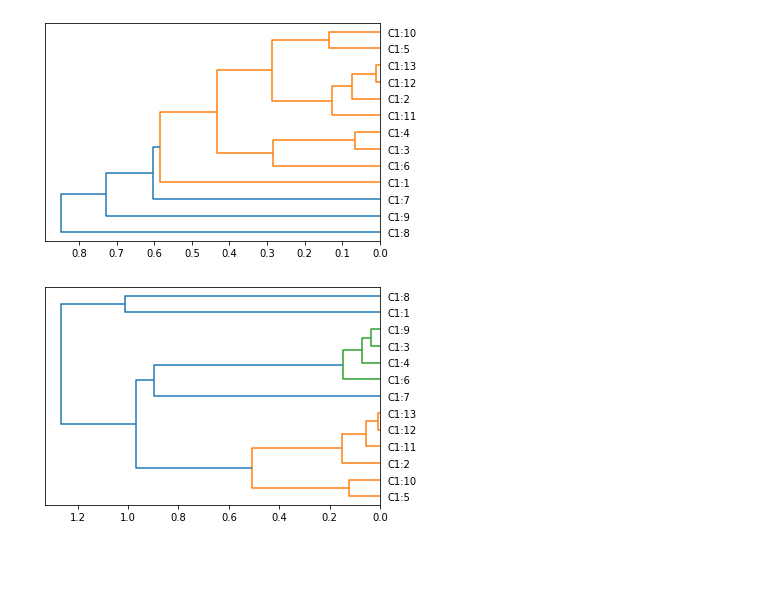
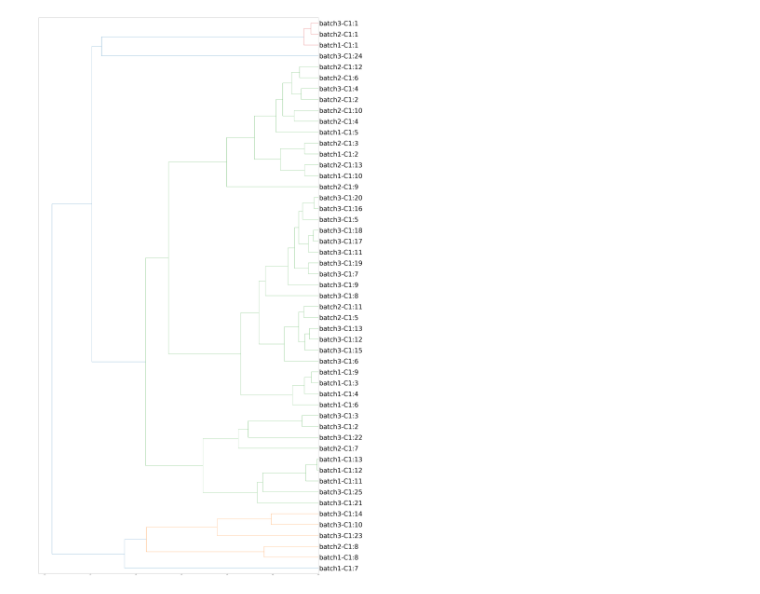
Before and after one commit to joheras/Chromatograms, a Jupyter notebook: SueAnnSpectraMulti.ipynb, the cells around one changed output. Drawn from its saved outputs; the diff is of its cells as text; code cells hidden in the pictures; blank space fills up the shorter version.

```diff
--- a/SueAnnSpectraMulti.ipynb
+++ b/SueAnnSpectraMulti.ipynb
@@ -15,6 +16,6 @@ df1 = pd.read_csv('../spectra/Sample Plots Raw batch 1.csv',delimiter="\t")
 df2 = pd.read_csv('../spectra/Sample Plots Raw batch 2.csv',delimiter="\t")
 df3 = pd.read_csv('../spectra/Sample Plots Raw batch 3.csv',delimiter="\t")
 # %%
-df1 = df1[(df1['kDa']>=2) & (df1['kDa']<=40)]
-df2 = df2[(df2['kDa']>=2) & (df2['kDa']<=40)]
-df3 = df3[(df3['kDa']>=2) & (df3['kDa']<=40)]
+df1 = df1[(df1['kDa']>=1.9) & (df1['kDa']<=41)]
+df2 = df2[(df2['kDa']>=1.9) & (df2['kDa']<=41)]
+df3 = df3[(df3['kDa']>=1.9) & (df3['kDa']<=41)]
@@ -69,3 +22,20 @@ array = np.array([],dtype='uint8')
+# %%
+def buildDataframe(dfList,dfNames):
+
+    samples = []
+    names = []
+    samples.append(np.arange(2.0,40,0.1))
+    names.append('points')
+    for df,name in zip(dfList,dfNames):
+        columns = df.columns[1:]
+        for c in columns:
+            f = interp1d(df['kDa'],df[c])
+            samples.append(f(np.arange(2.0,40,0.1)))
+            names.append(name+'-'+c)
+
+    return pd.DataFrame(data=np.transpose(samples),columns=names,index=None)
+# %%
+newdf = buildDataframe([df1,df2,df3],['batch1','batch2','batch3'])
 # %%
 def generate_spectra(df):
     """
@@ -166,10 +136,6 @@ def generate_dendogram(df,linkage='average',metric='correlation',threshold=0.35,
     plot_dendrogram(clustering,leaf_font_size=1.25*len(names),orientation='left',labels = names)
     plt.savefig(name)
 # %%
-generate_dendogram(df)
+generate_dendogram(newdf)
 # %% [output]
-[figure, old version]
+[figure, new version]
-# %%
-generate_dendogram(df2)
-# %% [output]
-[figure, removed]
```
Also changed, not shown: parts of 16 cells of this notebook.
